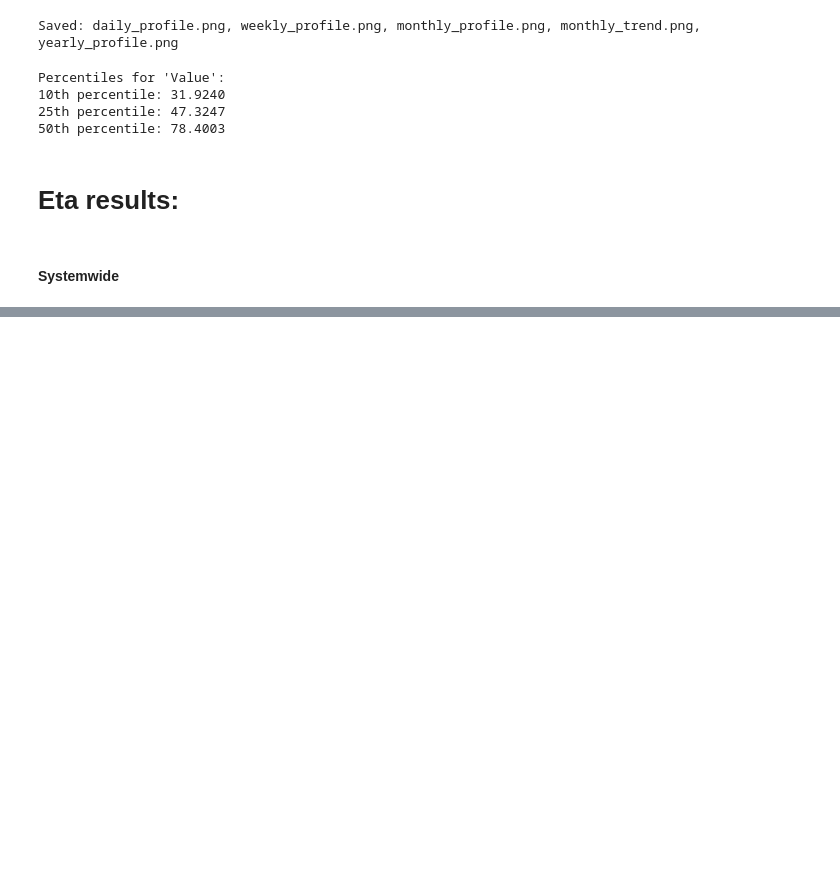
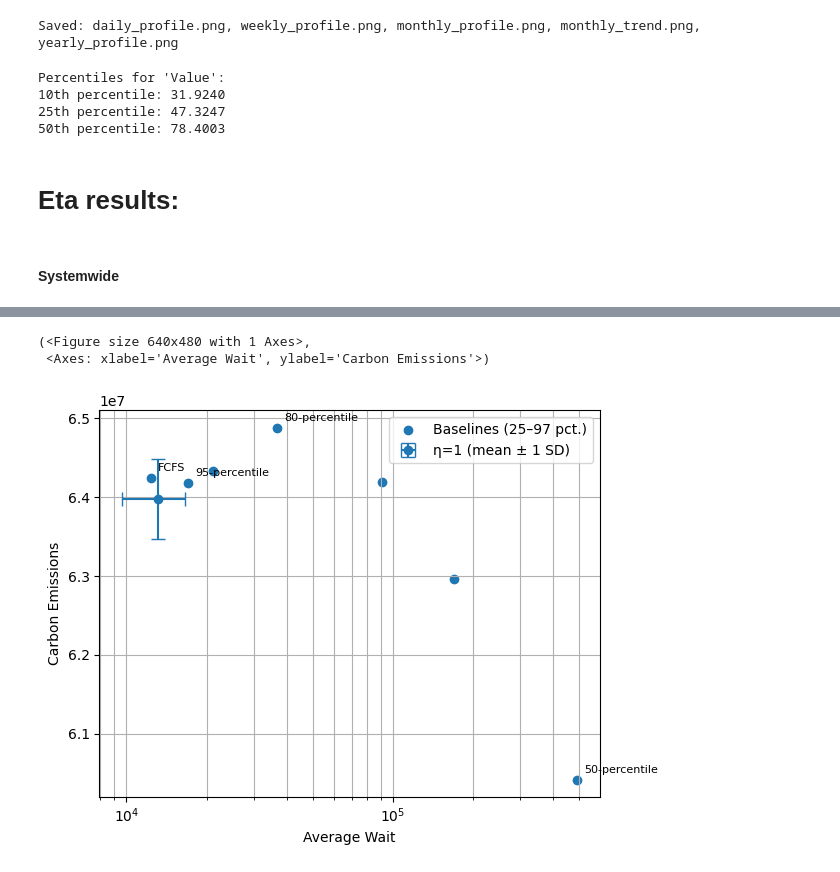
Before and after one commit to dadyownes15/green-hpc-scheduler, a Jupyter notebook: results.ipynb, the cells around one changed output, grey strips where cells are left out. Cells and saved outputs as stored; diff of their text form; code cells hidden in the pictures; blank space fills up the shorter version.

```diff
--- a/results.ipynb
+++ b/results.ipynb
@@ -984,0 +1003,14 @@ plt.show()
+# %%
+results_eta_1_dense = {
+        "label": "η=1 (mean ± 1 SD)",
+        "wait_mean": 13_142,
+        "wait_std": 3_495,
+        "carbon_mean": 63_977_561,
+        "carbon_std": 502_669,
+}
+
+plot_baselines_and_results([results_eta_1_dense], include_fcfs=True)
+# %% [output]
+(<Figure size 640x480 with 1 Axes>,
+ <Axes: xlabel='Average Wait', ylabel='Carbon Emissions'>)
+[figure, added]
```
Also changed, not shown: parts of 5 cells of this notebook, 6 other files.
